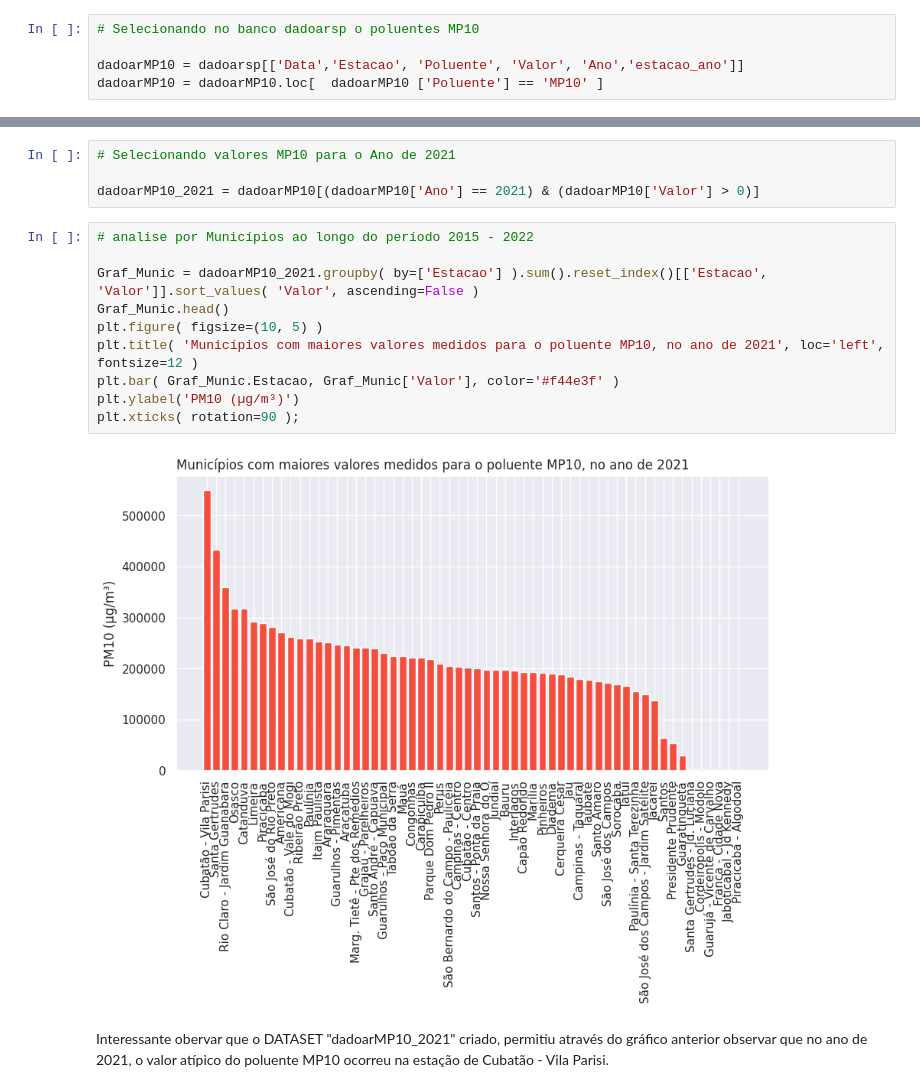
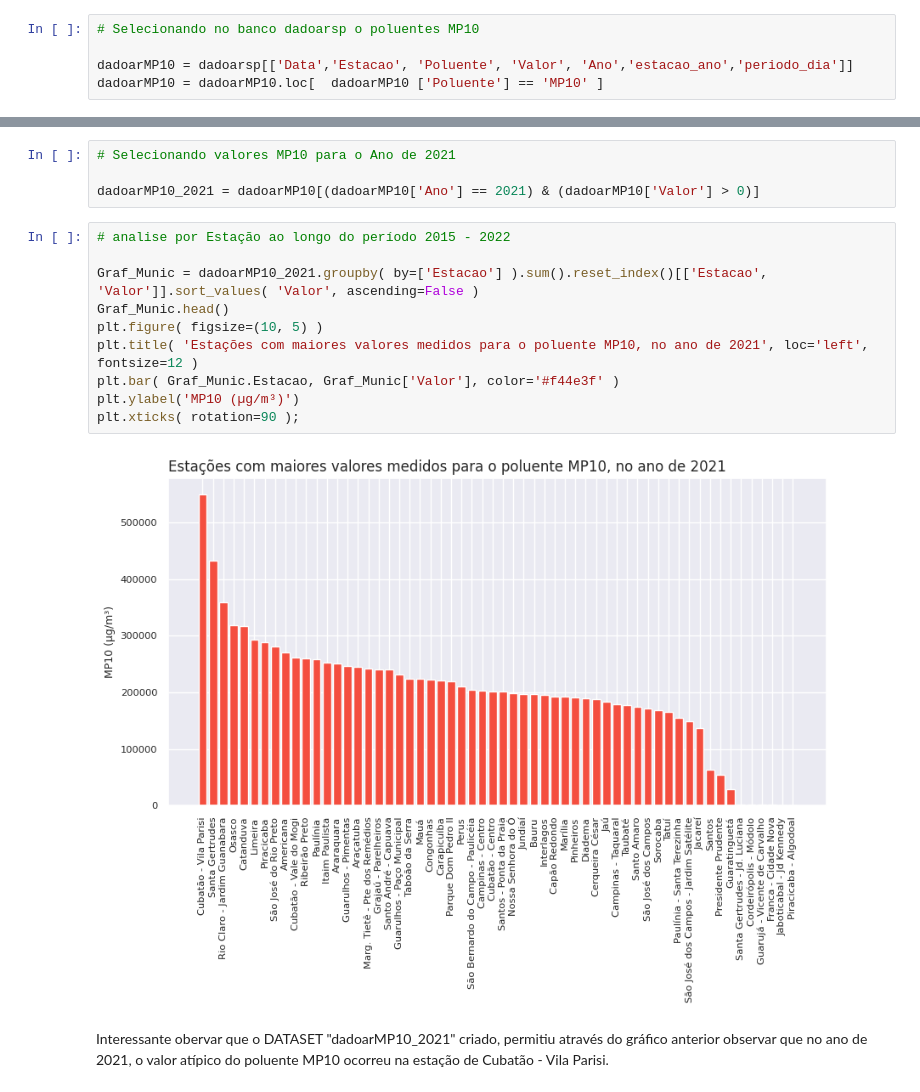
Before and after one commit to Luciahelenasantos/PUC-SPRINT-III, a Jupyter notebook: MVP_SPRINTIII_V1.ipynb, the cells around one changed output, grey strips where cells are left out. Saved outputs shown, nothing was run; the diff lists cells and outputs as text.

```diff
--- a/MVP_SPRINTIII_V1.ipynb
+++ b/MVP_SPRINTIII_V1.ipynb
@@ -542,7 +542,7 @@ Quanto às implicações ambientais o poluente PM10 contribui para a má qualida
 # %%
 # Selecionando no banco dadoarsp o poluentes MP10
 
-dadoarMP10 = dadoarsp[['Data','Estacao', 'Poluente', 'Valor', 'Ano','estacao_ano']]
+dadoarMP10 = dadoarsp[['Data','Estacao', 'Poluente', 'Valor', 'Ano','estacao_ano','periodo_dia']]
 dadoarMP10 = dadoarMP10.loc[  dadoarMP10 ['Poluente'] == 'MP10' ]
 # %%
 # Verificando o banco dadoarMP10
@@ -600,17 +600,17 @@ Em função desta observação é criado um DATASET com dados referetente ao ano
 
 dadoarMP10_2021 = dadoarMP10[(dadoarMP10['Ano'] == 2021) & (dadoarMP10['Valor'] > 0)]
 # %%
-# analise por Municípios ao longo do período 2015 - 2022
+# analise por Estação ao longo do período 2015 - 2022
 
 Graf_Munic = dadoarMP10_2021.groupby( by=['Estacao'] ).sum().reset_index()[['Estacao', 'Valor']].sort_values( 'Valor', ascending=False )
 Graf_Munic.head()
 plt.figure( figsize=(10, 5) )
-plt.title( 'Municípios com maiores valores medidos para o poluente MP10, no ano de 2021', loc='left', fontsize=12 )
+plt.title( 'Estações com maiores valores medidos para o poluente MP10, no ano de 2021', loc='left', fontsize=12 )
 plt.bar( Graf_Munic.Estacao, Graf_Munic['Valor'], color='#f44e3f' )
-plt.ylabel('PM10 (µg/m³)')
+plt.ylabel('MP10 (µg/m³)')
 plt.xticks( rotation=90 );
 # %% [output]
-[figure, old version]
+[figure, new version]
 # %% [markdown]
 Interessante obervar que o DATASET "dadoarMP10_2021" criado, permitiu através do gráfico anterior observar que no ano de 2021, o valor atípico do poluente MP10 ocorreu na estação de Cubatão - Vila Parisi.
 # %%
```
Also changed, not shown: parts of 54 cells of this notebook.
